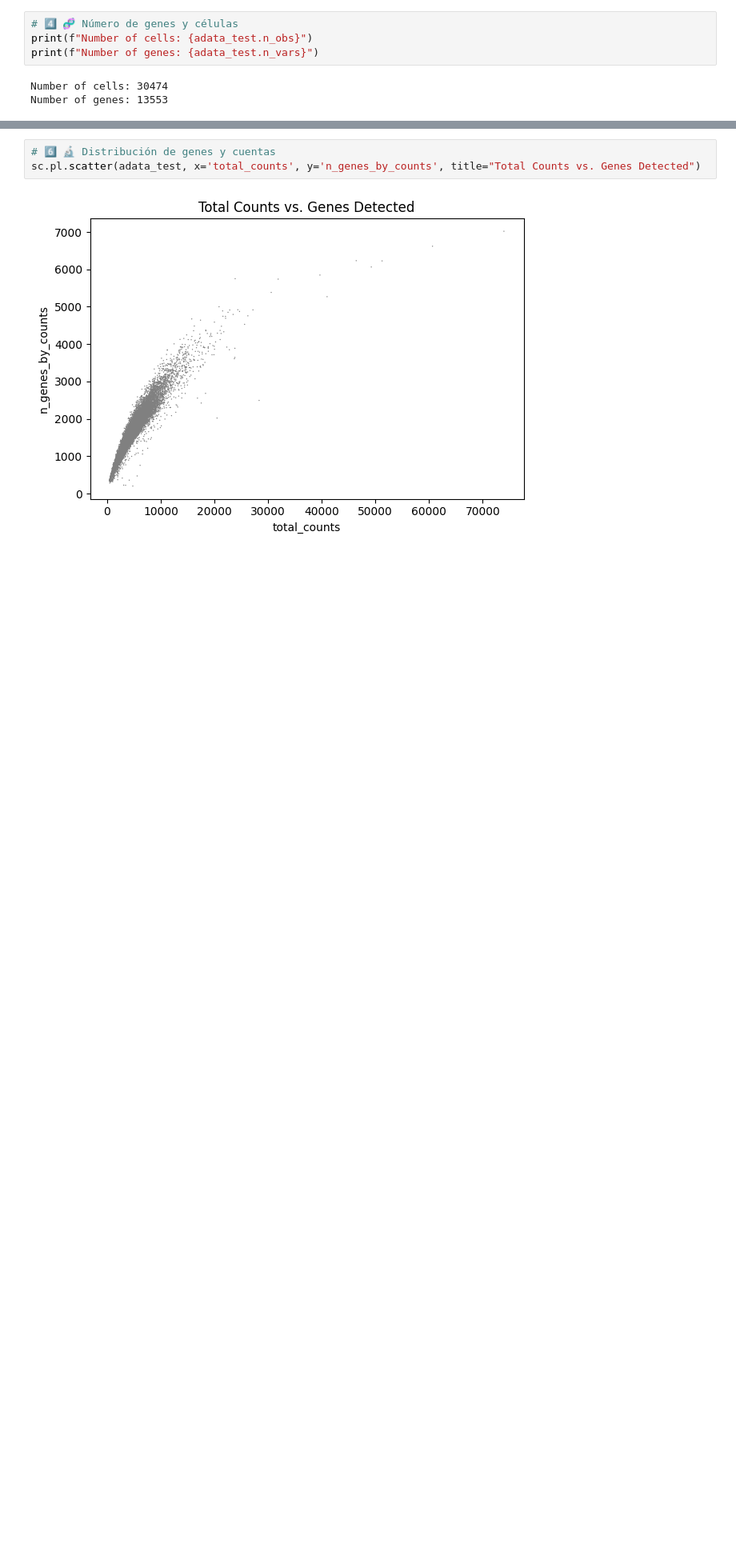
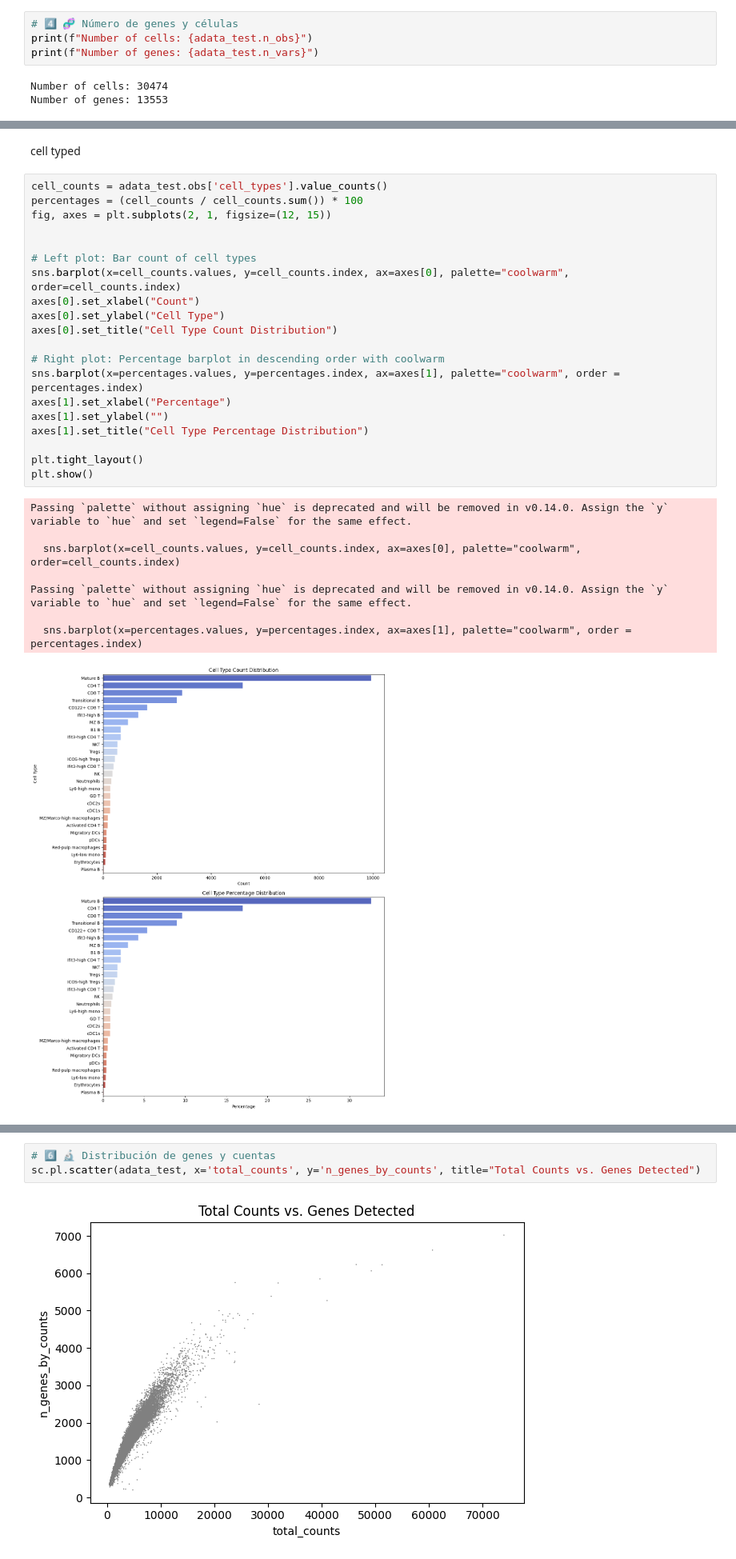
Before and after one commit to henrysaenz/eda_rna, a Jupyter notebook: _sources/EDA_test.ipynb, the cells around one changed output, grey strips where cells are left out. Shown at 80% size. Cells and saved outputs as stored; diff of their text form; blank space fills up the shorter version.

```diff
--- a/_sources/EDA_test.ipynb
+++ b/_sources/EDA_test.ipynb
@@ -118,0 +142,31 @@ sc.pl.violin(adata_test, ['n_genes_by_counts', 'total_counts', 'pct_counts_in_to
+# %% [markdown]
+cell typed
+# %%
+cell_counts = adata_test.obs['cell_types'].value_counts()
+percentages = (cell_counts / cell_counts.sum()) * 100
+fig, axes = plt.subplots(2, 1, figsize=(12, 15))
+
+
+# Left plot: Bar count of cell types
+sns.barplot(x=cell_counts.values, y=cell_counts.index, ax=axes[0], palette="coolwarm", order=cell_counts.index)
+axes[0].set_xlabel("Count")
+axes[0].set_ylabel("Cell Type")
+axes[0].set_title("Cell Type Count Distribution")
+
+# Right plot: Percentage barplot in descending order with coolwarm
+sns.barplot(x=percentages.values, y=percentages.index, ax=axes[1], palette="coolwarm", order = percentages.index)
+axes[1].set_xlabel("Percentage")
+axes[1].set_ylabel("")
+axes[1].set_title("Cell Type Percentage Distribution")
+
+plt.tight_layout()
+plt.show()
+# %% [output]
+Passing `palette` without assigning `hue` is deprecated and will be removed in v0.14.0. Assign the `y` variable to `hue` and set `legend=False` for the same effect.
+
+  sns.barplot(x=cell_counts.values, y=cell_counts.index, ax=axes[0], palette="coolwarm", order=cell_counts.index)
+
+Passing `palette` without assigning `hue` is deprecated and will be removed in v0.14.0. Assign the `y` variable to `hue` and set `legend=False` for the same effect.
+
+  sns.barplot(x=percentages.values, y=percentages.index, ax=axes[1], palette="coolwarm", order = percentages.index)
+[figure, added]
```
Also changed, not shown: parts of 22 cells of this notebook, 17 other files.
